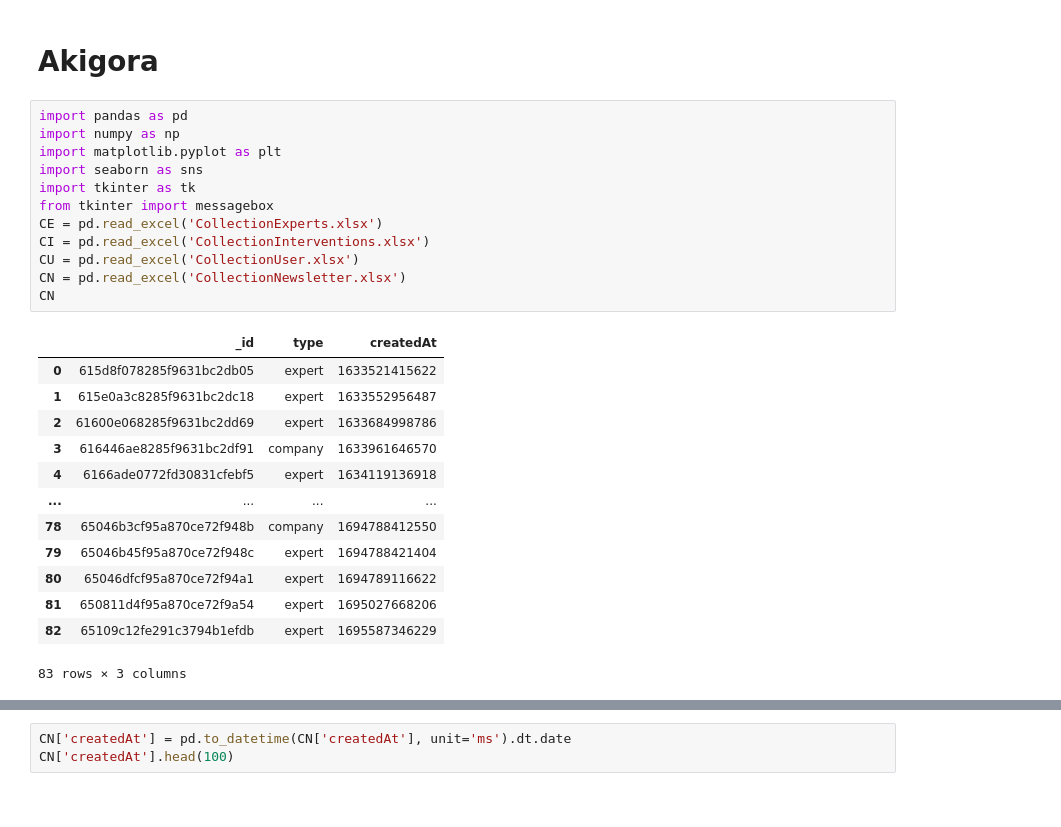
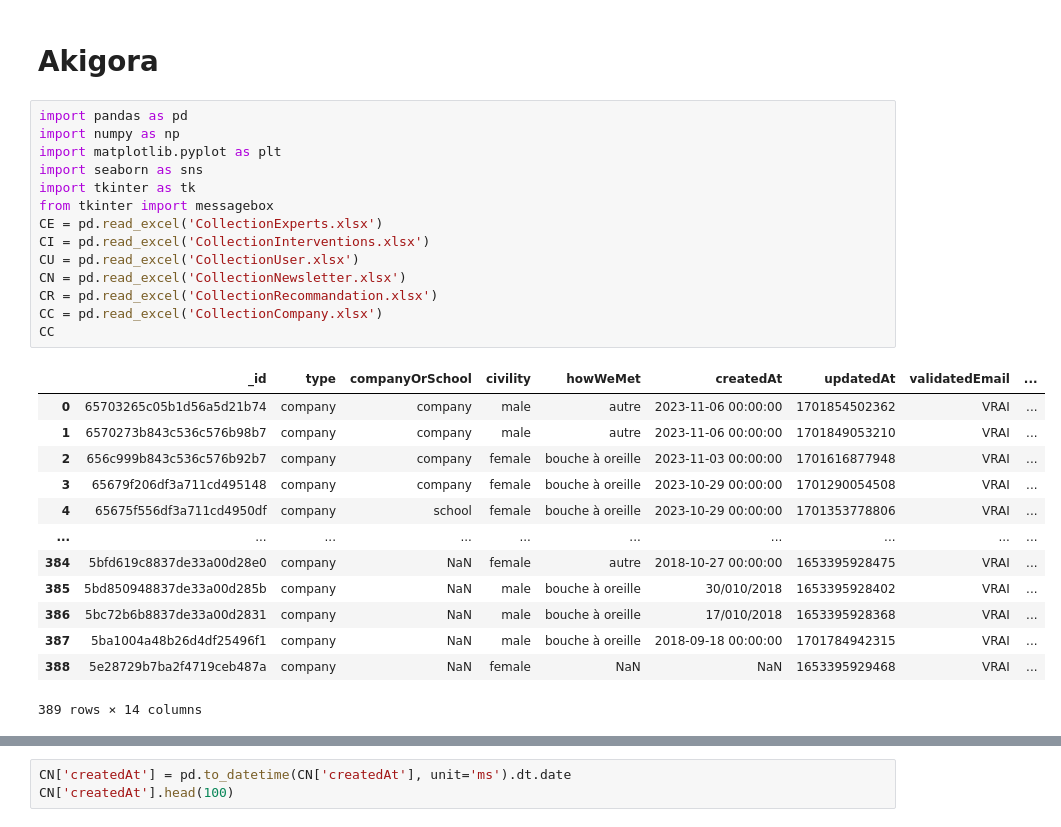
Before and after one commit to MakaoCH/Akigora, a Jupyter notebook: Akigora.ipynb, the cells around one changed output, grey strips where cells are left out. Drawn from its saved outputs; the diff is of its cells as text.

```diff
--- a/Akigora.ipynb
+++ b/Akigora.ipynb
@@ -3,26 +3,28 @@
 # %%
 import pandas as pd
 import numpy as np
 import matplotlib.pyplot as plt
 import seaborn as sns
 import tkinter as tk
 from tkinter import messagebox
 CE = pd.read_excel('CollectionExperts.xlsx')
 CI = pd.read_excel('CollectionInterventions.xlsx')
 CU = pd.read_excel('CollectionUser.xlsx')
 CN = pd.read_excel('CollectionNewsletter.xlsx')
-CN
+CR = pd.read_excel('CollectionRecommandation.xlsx')
+CC = pd.read_excel('CollectionCompany.xlsx')
+CC
 # %% [output]
-|  | _id | type | createdAt |
-| 0 | 615d8f078285f9631bc2db05 | expert | 1633521415622 |
-| 1 | 615e0a3c8285f9631bc2dc18 | expert | 1633552956487 |
-| 2 | 61600e068285f9631bc2dd69 | expert | 1633684998786 |
-| 3 | 616446ae8285f9631bc2df91 | company | 1633961646570 |
-| 4 | 6166ade0772fd30831cfebf5 | expert | 1634119136918 |
-| ... | ... | ... | ... |
-| 78 | 65046b3cf95a870ce72f948b | company | 1694788412550 |
-| 79 | 65046b45f95a870ce72f948c | expert | 1694788421404 |
-| 80 | 65046dfcf95a870ce72f94a1 | expert | 1694789116622 |
-| 81 | 650811d4f95a870ce72f9a54 | expert | 1695027668206 |
-| 82 | 65109c12fe291c3794b1efdb | expert | 1695587346229 |
+|  | _id | type | companyOrSchool | civility | howWeMet | createdAt | updatedAt | validatedEmail | ... |
+| 0 | 65703265c05b1d56a5d21b74 | company | company | male | autre | 2023-11-06 00:00:00 | 1701854502362 | VRAI | ... |
+| 1 | 6570273b843c536c576b98b7 | company | company | male | autre | 2023-11-06 00:00:00 | 1701849053210 | VRAI | ... |
+| 2 | 656c999b843c536c576b92b7 | company | company | female | bouche à oreille | 2023-11-03 00:00:00 | 1701616877948 | VRAI | ... |
+| 3 | 65679f206df3a711cd495148 | company | company | female | bouche à oreille | 2023-10-29 00:00:00 | 1701290054508 | VRAI | ... |
+| 4 | 65675f556df3a711cd4950df | company | school | female | bouche à oreille | 2023-10-29 00:00:00 | 1701353778806 | VRAI | ... |
+| ... | ... | ... | ... | ... | ... | ... | ... | ... | ... |
+| 384 | 5bfd619c8837de33a00d28e0 | company | NaN | female | autre | 2018-10-27 00:00:00 | 1653395928475 | VRAI | ... |
+| 385 | 5bd850948837de33a00d285b | company | NaN | male | bouche à oreille | 30/010/2018 | 1653395928402 | VRAI | ... |
+| 386 | 5bc72b6b8837de33a00d2831 | company | NaN | male | bouche à oreille | 17/010/2018 | 1653395928368 | VRAI | ... |
+| 387 | 5ba1004a48b26d4df25496f1 | company | NaN | male | bouche à oreille | 2018-09-18 00:00:00 | 1701784942315 | VRAI | ... |
+| 388 | 5e28729b7ba2f4719ceb487a | company | NaN | female | NaN | NaN | 1653395929468 | VRAI | ... |
-83 rows × 3 columns
+389 rows × 14 columns
```
Also changed, not shown: parts of 8 cells of this notebook, 3 other files.
